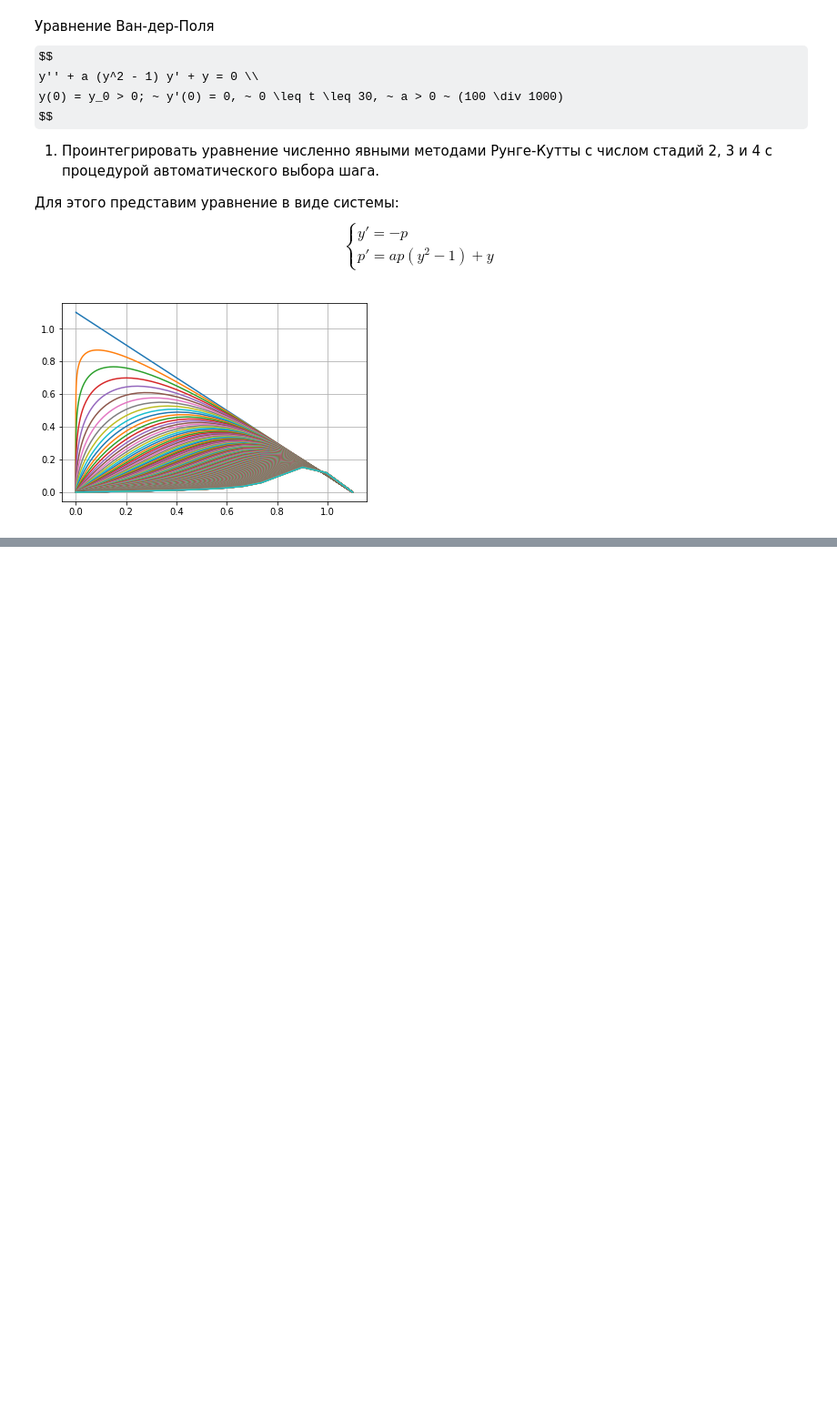
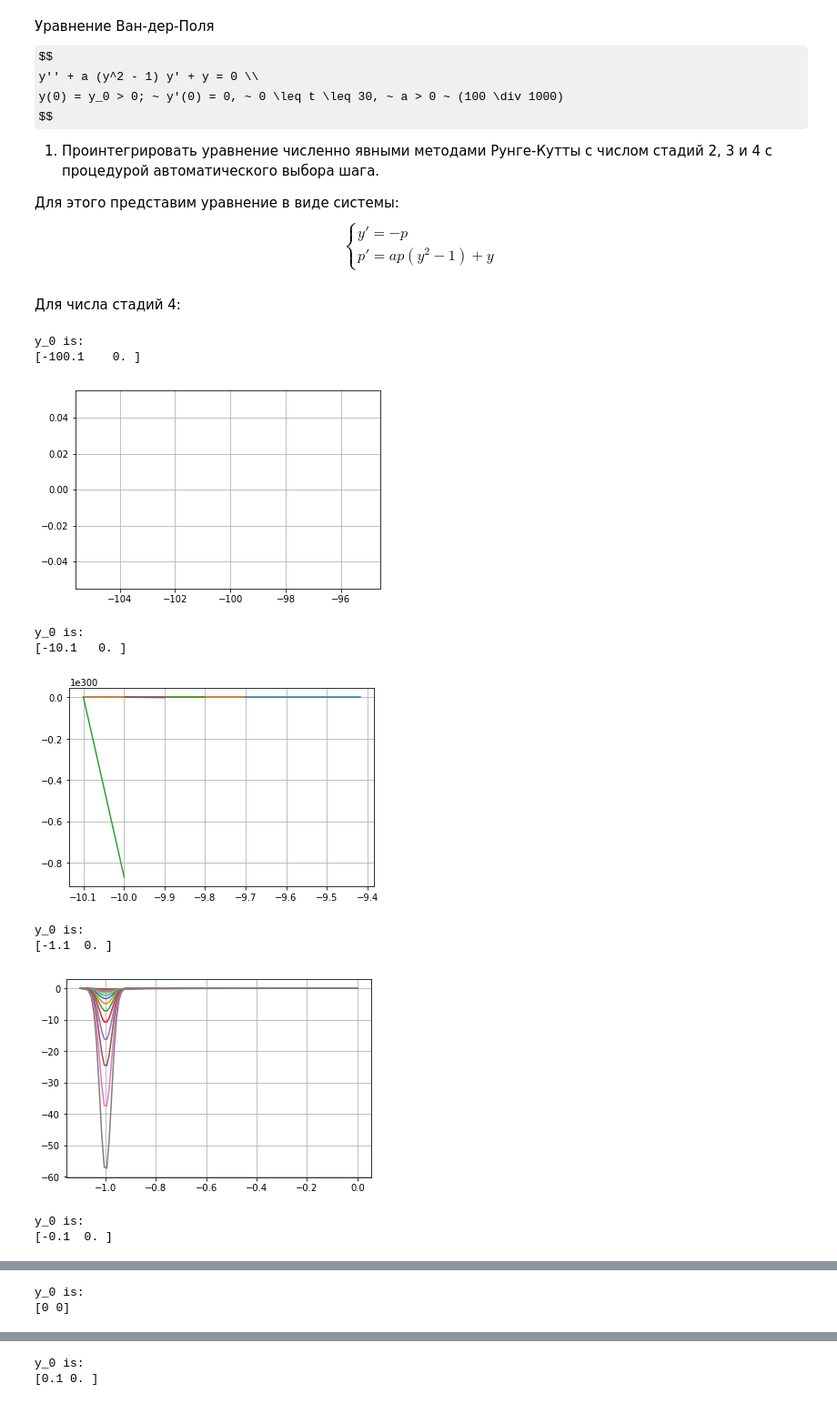
Before and after one commit to alekseik1/calc_math-labs, a Jupyter notebook: main.ipynb, the cells around one changed output, grey strips where cells are left out. Shown: that part at 91% size. Saved outputs shown, nothing was run; the diff lists cells and outputs as text; code cells hidden in the pictures; some formulas as TeX source; blank space fills up the shorter version.

```diff
--- a/main.ipynb
+++ b/main.ipynb
@@ -226,14 +211,0 @@ t_range = np.linspace(t_min, t_max, 1000)
-# %%
-data = []
-# В общем виде не получается. Посмотрим на конкретных значениях параметра `a`
-for a in np.arange(0, 40, 0.1):
-    system_of_eq = lambda x, y: [
-        -y[0],
-        a*y[1]*(y[0]**2 - 1) + y[0]
-    ]
-    y_0 = [1.1, 0]
-    sol = solve_ivp(system_of_eq, (t_min, t_max), y_0, t_eval=np.arange(t_min, t_max, 0.1)).y
-    data.append((sol[0], sol[1]))
-plot_lines(*data)
-# %% [output]
-[figure, removed]
@@ -243,0 +212,45 @@ class Runge:
+# %%
+def runge_kutta(system, y_0_range, a_range, t_range, number_of_stages):
+    y_0_range = list(map(lambda v: np.array([v, 0]), y_0_range))
+    if number_of_stages == 4:
+        method = 'RK45'
+    elif number_of_stages == 3:
+        method = 'RK23'
+    elif number_of_stages == 2:
+        method = 'RK23'
+    for y_0 in y_0_range:
+        y_0 = y_0.copy()
+        print('y_0 is:')
+        print(y_0)
+        data = []
+        for a in a_range:
+            sol = solve_ivp(lambda x, y: system_of_eq(a, x, y), (t_min, t_max), y_0, t_eval=t_range.copy(), method=method).y.copy()
+            data.append((sol[0], sol[1]))
+        plot_lines(*data)
+# %%
+y_0_range = [-100.1, -10.1, -1.1, -0.1, 0, 0.1, 1.1, 10.1, 100.1]
+#a_range = np.concatenate((np.arange(0, 1, 0.05), np.arange(1, 5, 0.1), np.arange(5, 80, 1)))
+a_range = np.arange(100, 1000, 50)
+t_min, t_max = 0, 30
+system_of_eq = lambda a, x, y: [
+    -y[0],
+    a*y[1]*(y[0]**2 - 1) + y[0]
+]
+t_range = np.arange(t_min, t_max, 0.01)
+# %% [markdown]
+Для числа стадий 4:
+# %%
+runge_kutta(system=system_of_eq, y_0_range=y_0_range, a_range=a_range, t_range=t_range,
+            number_of_stages=4)
+# %% [output]
+y_0 is:
+[-100.1    0. ]
+[figure, added]
+y_0 is:
+[-10.1   0. ]
+[figure, added]
+y_0 is:
+[-1.1  0. ]
+[figure, added]
+y_0 is:
+[-0.1  0. ]
@@ -243,0 +258,2 @@ class Runge:
+y_0 is:
+[0 0]
@@ -243,0 +261,2 @@ class Runge:
+y_0 is:
+[0.1 0. ]
```
Also changed, not shown: parts of 10 cells of this notebook.
